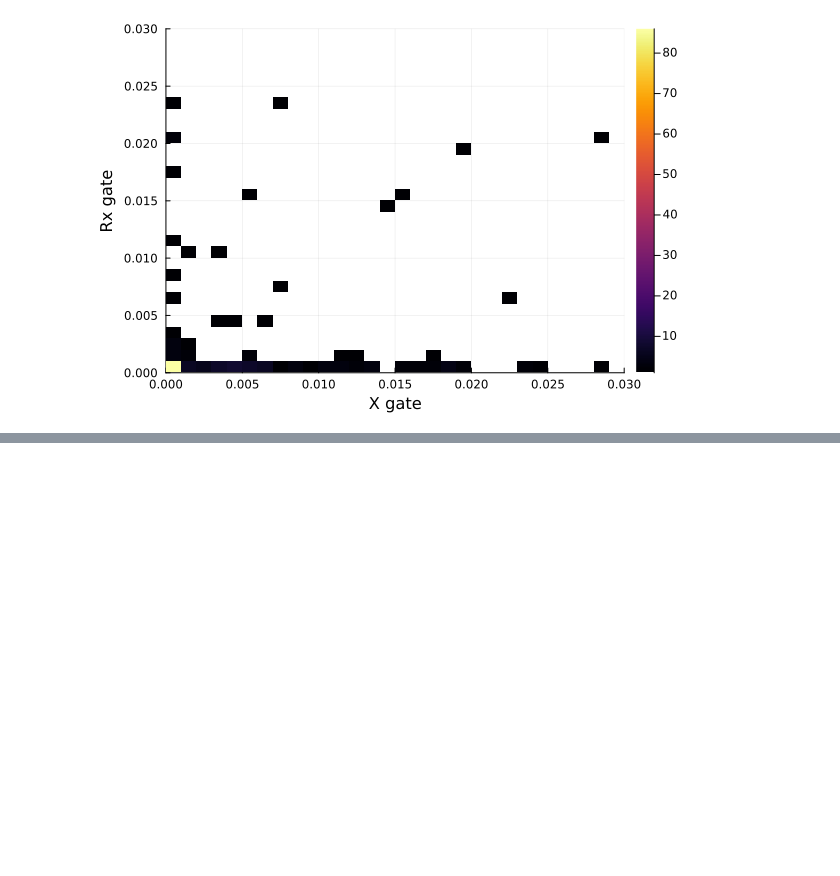
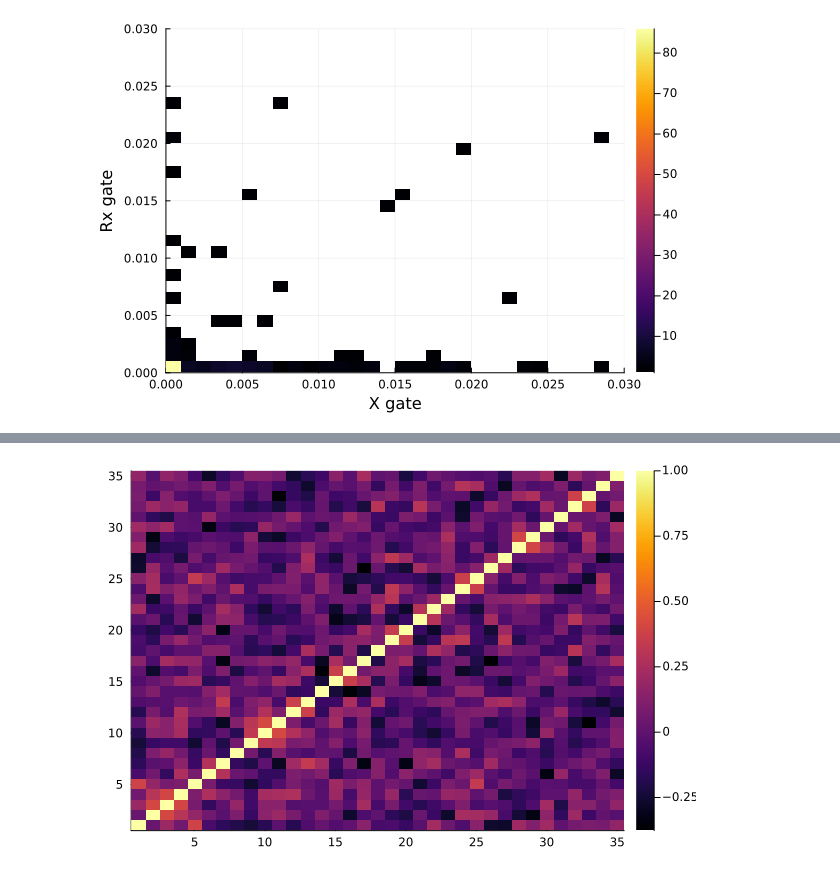
Before and after one commit to AndreaMaestri18/Opt3DQalgs, a Jupyter notebook: BTgates/src/plots_and_analysis/snap_disp_parameters_distribution.ipynb, the cells around one changed output, grey strips where cells are left out. Drawn from its saved outputs; the diff is of its cells as text; code cells hidden in the pictures; blank space fills up the shorter version.

```diff
--- a/BTgates/src/plots_and_analysis/snap_disp_parameters_distribution.ipynb
+++ b/BTgates/src/plots_and_analysis/snap_disp_parameters_distribution.ipynb
@@ -115,0 +132,14 @@ X_NEW
+# %%
+matrix_angles = []
+for i in 6:length(X_NEW.coefficients[1])
+    angles = hcat(X_NEW.coefficients...)[i,:]
+    angles_mapped = [ if param > 0 param%(2*pi) else 2*pi + (param%(2*pi)) end for param in angles]
+    push!(matrix_angles,angles_mapped)
+end
+
+disp_params = []
+for i in 1:5
+    disp_params = [disp_params...,hcat(X_NEW.coefficients...)[i, :]]
+end
+
+matrix_angles
@@ -115,0 +168,4 @@ X_NEW
+# %%
+heatmap(cor(hcat(disp_params...,matrix_angles...)))
+# %% [output]
+[figure, added]
```
Also changed, not shown: parts of 26 cells of this notebook, 5 other files.
